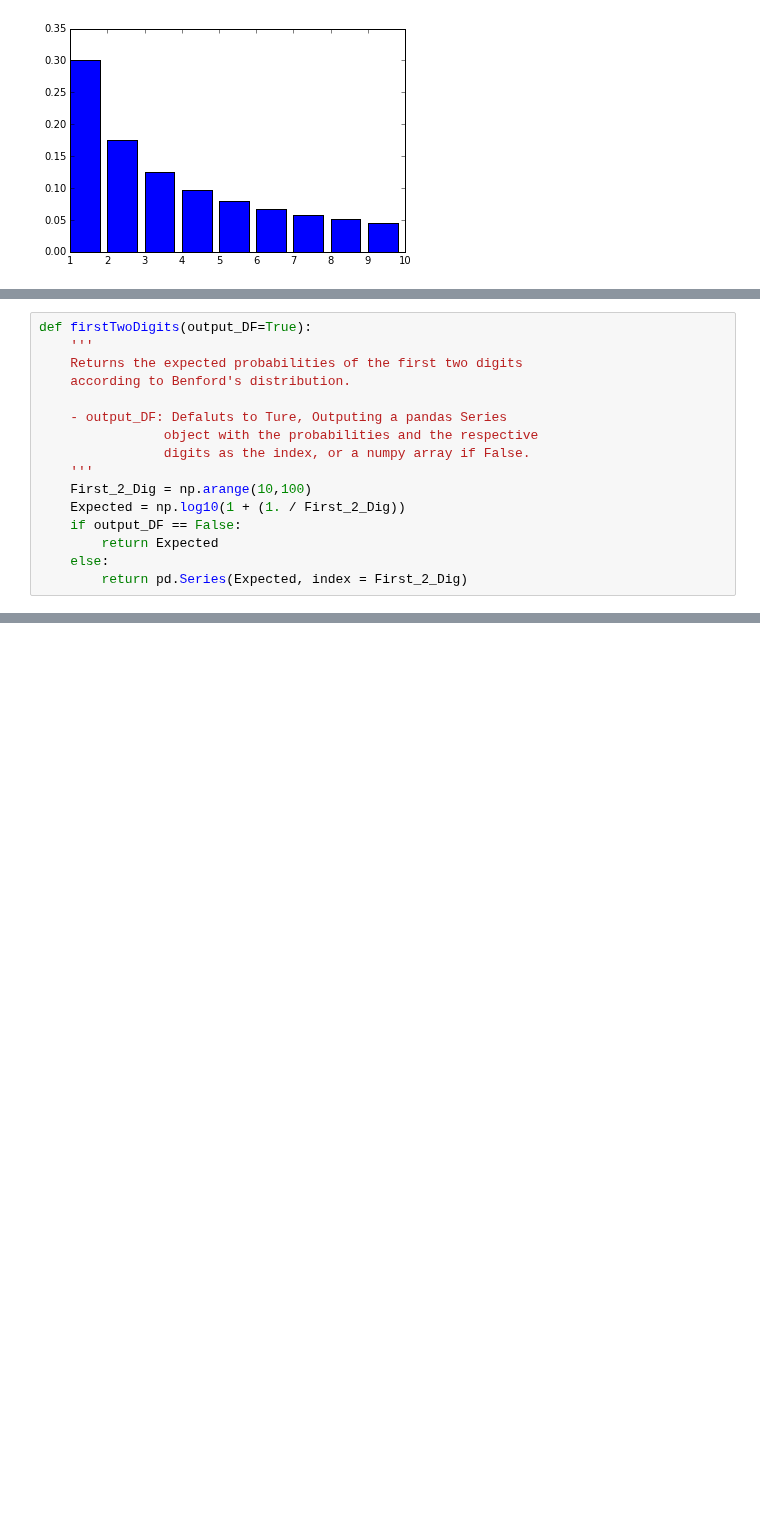
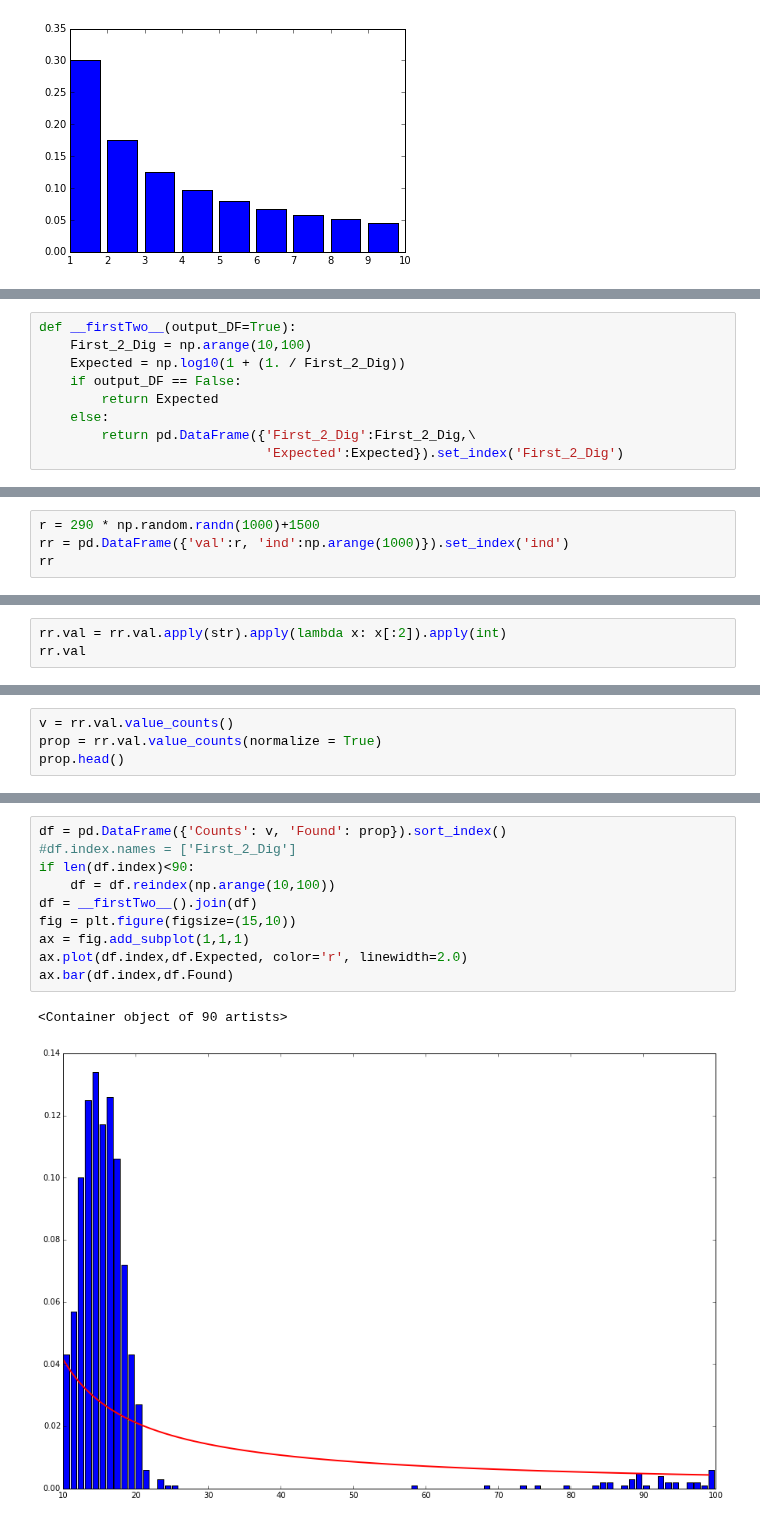
Before and after one commit to milcent/benford_py, a Jupyter notebook: Benford.ipynb, the cells around one changed output, grey strips where cells are left out. Cells and saved outputs as stored; diff of their text form; blank space fills up the shorter version.

Commit message:
Beggining of the firstTwoDigits test

```diff
--- a/Benford.ipynb
+++ b/Benford.ipynb
@@ -327,16 +291,9 @@ secondD()
 # %%
-def firstTwoDigits(output_DF=True):
-	'''
-	Returns the expected probabilities of the first two digits
-	according to Benford's distribution.
-
-	- output_DF: Defaluts to Ture, Outputing a pandas Series
-				object with the probabilities and the respective
-				digits as the index, or a numpy array if False.
-	'''
+def __firstTwo__(output_DF=True):
 	First_2_Dig = np.arange(10,100)
 	Expected = np.log10(1 + (1. / First_2_Dig))
 	if output_DF == False:
 		return Expected
 	else:
-		return pd.Series(Expected, index = First_2_Dig)
+		return pd.DataFrame({'First_2_Dig':First_2_Dig,\
+                             'Expected':Expected}).set_index('First_2_Dig')
@@ -410,0 +359,4 @@ firstTwoDigits()
+# %%
+r = 290 * np.random.randn(1000)+1500
+rr = pd.DataFrame({'val':r, 'ind':np.arange(1000)}).set_index('ind')
+rr
@@ -410,0 +383,3 @@ firstTwoDigits()
+# %%
+rr.val = rr.val.apply(str).apply(lambda x: x[:2]).apply(int)
+rr.val
@@ -410,0 +404,4 @@ firstTwoDigits()
+# %%
+v = rr.val.value_counts()
+prop = rr.val.value_counts(normalize = True)
+prop.head()
@@ -410,0 +415,13 @@ firstTwoDigits()
+# %%
+df = pd.DataFrame({'Counts': v, 'Found': prop}).sort_index()
+#df.index.names = ['First_2_Dig']
+if len(df.index)<90:
+    df = df.reindex(np.arange(10,100))
+df = __firstTwo__().join(df)
+fig = plt.figure(figsize=(15,10))
+ax = fig.add_subplot(1,1,1)
+ax.plot(df.index,df.Expected, color='r', linewidth=2.0)
+ax.bar(df.index,df.Found)
+# %% [output]
+<Container object of 90 artists>
+[figure, added]
```
Also changed, not shown: parts of 36 cells of this notebook, 1 other file.
